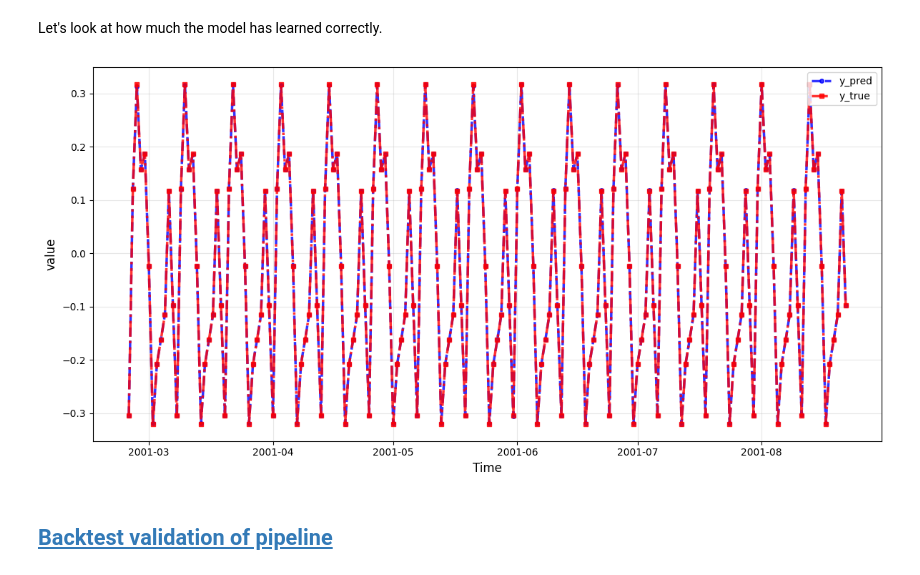
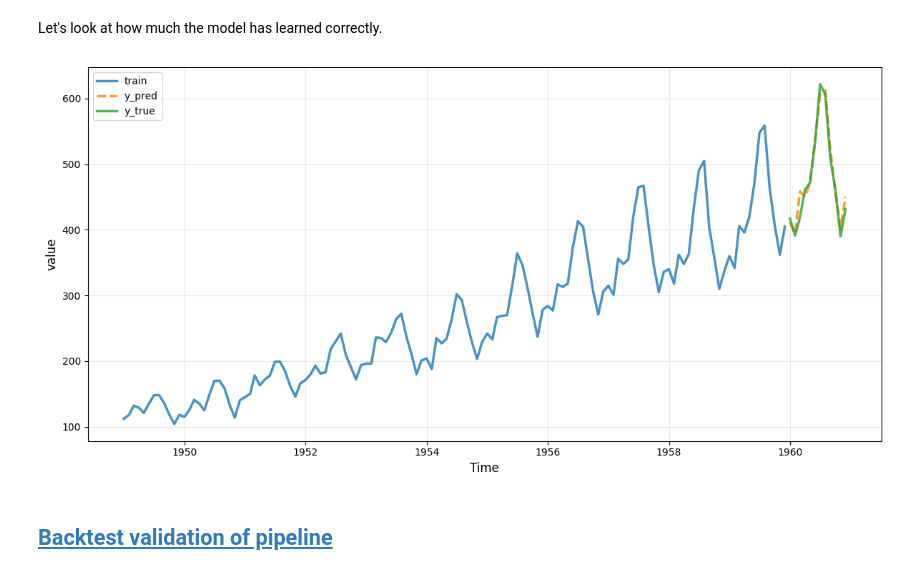
Before and after one commit to sb-ai-lab/tsururu, a Jupyter notebook: examples/Tutorial_1_Quick_start.ipynb, the cells around one changed output. Drawn from its saved outputs; the diff is of its cells as text; code cells hidden in the pictures.

```diff
--- a/examples/Tutorial_1_Quick_start.ipynb
+++ b/examples/Tutorial_1_Quick_start.ipynb
@@ -221,18 +226,25 @@ Or:
 # %%
 pipeline_params = {
     "target": {
-        "columns": ["value"],
+        "columns": [TARGET_COL],
         "features": {
-            "StandardScalerTransformer":
+            # "StandardScalerTransformer":
+            #     {
+            #         "transform_target": True,
+            #         "transform_features": True,
+            #         # "regime": "ratio"
+            #     },
+            "LagTransformer": {"lags": HISTORY},
+            "LastKnownNormalizer":
                 {
                     "transform_target": True,
-                    "transform_features": True
+                    "transform_features": True,
+                    "regime": "ratio"
                 },
-            "LagTransformer": {"lags": 15},
         },
     },
     "date": {
-        "columns": ["timestamp"],
+        "columns": [TIME_COL],
         "features": {
             "DateSeasonsGenerator": {
                 # Use seasonality features from the date column as
@@ -243,7 +255,7 @@ pipeline_params = {
                 #    "hour": hour, "min": minute, "sec": second,
                 #    "ms": microsecond,  "ns": nanosecond
                 # ]
-                "seasonalities": ['doy', 'm', 'wd'],
+                "seasonalities": ['m', 'y'],
                 # Use date from target point to make datetime features
                 "from_target_date": True,
             },
@@ -251,7 +263,7 @@ pipeline_params = {
         },
     },
     "id": {
-        "columns": ["id"],
+        "columns": [ID_COL],
         "features": {
             "LagTransformer": {"lags": 1},
         },
@@ -294,7 +306,7 @@ __Make sure you have the transform_target = False flag for exogenous features!__
 # Configure the model parameters
 model = CatBoost
 model_params = {
-    "loss_function": "MultiRMSE",
+    "loss_function": "MAPE",
     "early_stopping_rounds": 100,
     "verbose": 500,
 }
@@ -302,7 +314,7 @@ model_params = {
 # Configure the validation parameters
 validation = KFoldCrossValidator
 validation_params = {
-    "n_splits": 2,
+    "n_splits": 3,
 }
 
 trainer_params = {}
@@ -343,5 +352,5 @@ history = 20
 # %%
-strategy = RecursiveStrategy(horizon, history, trainer, pipeline)
+strategy = RecursiveStrategy(HORIZON, HISTORY, trainer, pipeline)
 # %%
 fit_time, _ = strategy.fit(train_dataset)
 # %% [output]
@@ -440,29 +448,31 @@ shap.plots.force(explain[:150])
 # %% [markdown]
 Let's look at how much the model has learned correctly.
 # %%
-y_pred = current_pred['value']
-x_pred = current_pred['timestamp']
+y_pred = current_pred[TARGET_COL]
+x_pred = current_pred[TIME_COL]
 
-y_true = test_df['value']
-x_true = test_df['timestamp']
+y_true = test_df[TARGET_COL]
+x_true = test_df[TIME_COL]
 
 _, ax = plt.subplots(figsize=(12, 6))
-ax.plot(x_pred, y_pred, 'b--', linewidth=2.5, markersize=4, marker='o',
+ax.plot(train_df[TIME_COL], train_df[TARGET_COL], linewidth=2.5, markersize=4,
+        alpha=0.8, label='train')
+ax.plot(x_pred, y_pred, linewidth=2.5, markersize=4, ls='--',
         alpha=0.8, label='y_pred')
-ax.plot(x_true, y_true, 'r-.', linewidth=2.5, markersize=4, marker='s',
+ax.plot(x_true, y_true, linewidth=2.5, markersize=4,
         alpha=0.8, label='y_true')
 
 ax.set_xlabel('Time', fontsize=12)
 ax.set_ylabel('value', fontsize=12)
 
 ax.grid(True, alpha=0.3, linestyle='-', linewidth=0.8)
 ax.legend(loc='best', frameon=True, fancybox=True, shadow=True, fontsize=11)
 
 plt.tight_layout()
 plt.legend()
 plt.show()
 # %% [output]
-[figure, old version]
+[figure, new version]
 # %% [markdown]
 ## <a id='toc2_2_'></a>[Backtest validation of pipeline](#toc0_)
 # %% [markdown]
```
Also changed, not shown: parts of 22 cells of this notebook.
